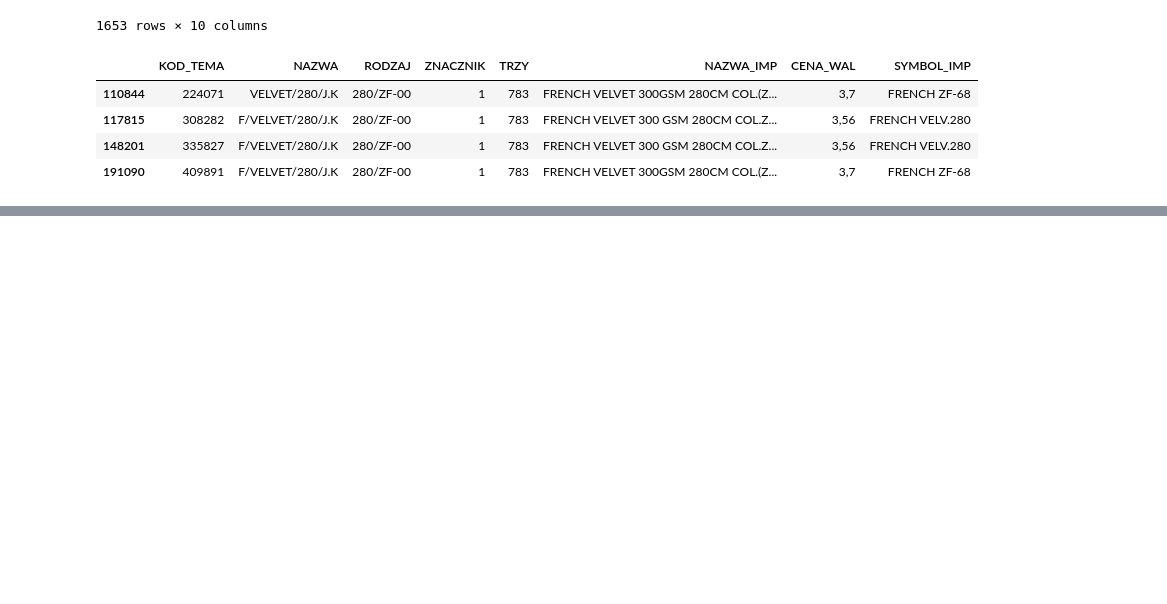
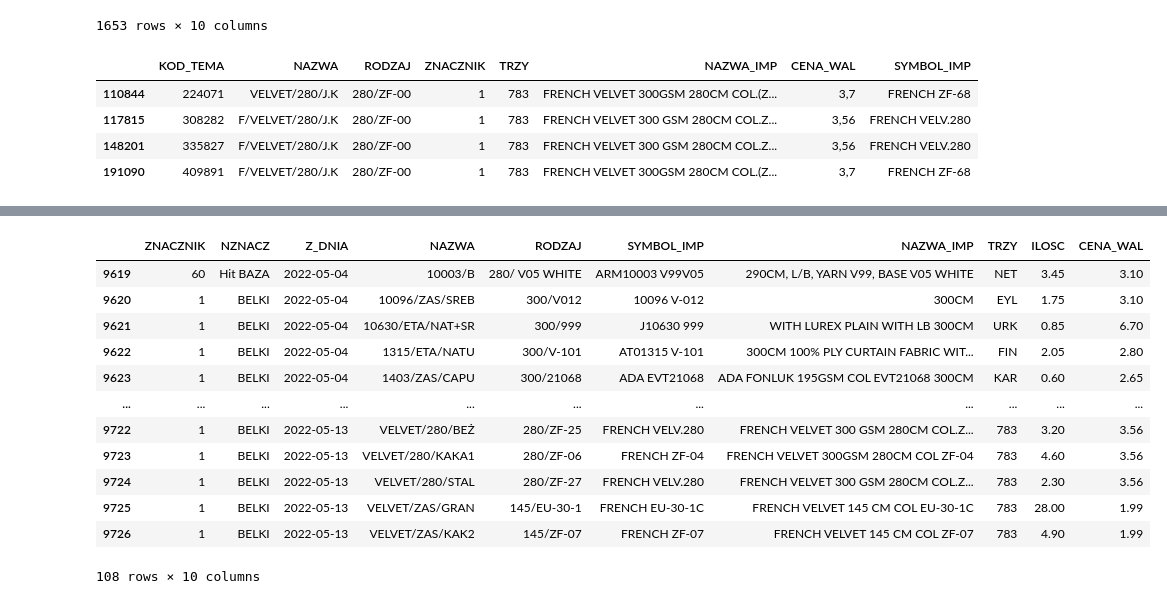
Before and after one commit to plggrzybuch/reklamacje, a Jupyter notebook: raport_felery.ipynb, the cells around one changed output, grey strips where cells are left out. Drawn from its saved outputs; the diff is of its cells as text; code cells hidden in the pictures; blank space fills up the shorter version.

```diff
--- a/raport_felery.ipynb
+++ b/raport_felery.ipynb
@@ -236,4 +228,0 @@ df_slownik_znacznik=df_slownik_znacznik.rename(columns={'NAZWA':'NZNACZ'})
-# %%
-for i in df_slownik.columns:
-    if 'ZNACZ' in i:
-        print(i)
@@ -281,0 +276,6 @@ _
+# %%
+list_of_index_to_add_belki=[]
+for i in tqdm(df_raport_belki1.index):
+    if df_raport_belki2.loc[(df_raport_belki2['Z_DNIA']==df_raport_belki1.loc[i, 'Z_DNIA']) & (df_raport_belki2['NAZWA']==df_raport_belki1.loc[i, 'NAZWA']) & (df_raport_belki2['RODZAJ']==df_raport_belki1.loc[i, 'RODZAJ']) &\
+                           (df_raport_belki2['ILOSC']==df_raport_belki1.loc[i, 'ILOSC'])].empty:
+        list_of_index_to_add_belki=np.append(list_of_index_to_add_belki, i)
@@ -281,0 +337,2 @@ _
+# %%
+df_raport_belki2.append(df_raport_belki1.loc[list_of_index_to_add_belki])['ILOSC'].sum()
@@ -281,0 +343,3 @@ _
+# %%
+tmp2=df_raport_belki2.append(df_raport_belki1.loc[list_of_index_to_add_belki])[['Z_DNIA','NAZWA_IMP','ILOSC']]
+tmp2['aa']='-'
@@ -281,0 +376,16 @@ _
+# %%
+df_raport_belki2.loc[df_raport_belki2['Z_DNIA']>=np.datetime64('2022-05-01')].loc[df_raport_belki2['Z_DNIA']<=np.datetime64('2022-05-15')]
+# %% [output]
+|  | ZNACZNIK | NZNACZ | Z_DNIA | NAZWA | RODZAJ | SYMBOL_IMP | NAZWA_IMP | TRZY | ILOSC | CENA_WAL |
+| 9619 | 60 | Hit BAZA | 2022-05-04 | 10003/B | 280/ V05 WHITE | ARM10003 V99V05 | 290CM, L/B, YARN V99, BASE V05 WHITE | NET | 3.45 | 3.10 |
+| 9620 | 1 | BELKI | 2022-05-04 | 10096/ZAS/SREB | 300/V012 | 10096 V-012 | 300CM | EYL | 1.75 | 3.10 |
+| 9621 | 1 | BELKI | 2022-05-04 | 10630/ETA/NAT+SR | 300/999 | J10630 999 | WITH LUREX PLAIN WITH LB 300CM | URK | 0.85 | 6.70 |
+| 9622 | 1 | BELKI | 2022-05-04 | 1315/ETA/NATU | 300/V-101 | AT01315 V-101 | 300CM 100% PLY CURTAIN FABRIC WIT... | FIN | 2.05 | 2.80 |
+| 9623 | 1 | BELKI | 2022-05-04 | 1403/ZAS/CAPU | 300/21068 | ADA EVT21068 | ADA FONLUK 195GSM COL EVT21068 300CM | KAR | 0.60 | 2.65 |
+| ... | ... | ... | ... | ... | ... | ... | ... | ... | ... | ... |
+| 9722 | 1 | BELKI | 2022-05-13 | VELVET/280/BEŻ | 280/ZF-25 | FRENCH VELV.280 | FRENCH VELVET 300 GSM 280CM COL.Z... | 783 | 3.20 | 3.56 |
+| 9723 | 1 | BELKI | 2022-05-13 | VELVET/280/KAKA1 | 280/ZF-06 | FRENCH ZF-04 | FRENCH VELVET 300GSM 280CM COL ZF-04 | 783 | 4.60 | 3.56 |
+| 9724 | 1 | BELKI | 2022-05-13 | VELVET/280/STAL | 280/ZF-27 | FRENCH VELV.280 | FRENCH VELVET 300 GSM 280CM COL.Z... | 783 | 2.30 | 3.56 |
+| 9725 | 1 | BELKI | 2022-05-13 | VELVET/ZAS/GRAN | 145/EU-30-1 | FRENCH EU-30-1C | FRENCH VELVET 145 CM COL EU-30-1C | 783 | 28.00 | 1.99 |
+| 9726 | 1 | BELKI | 2022-05-13 | VELVET/ZAS/KAK2 | 145/ZF-07 | FRENCH ZF-07 | FRENCH VELVET 145 CM COL ZF-07 | 783 | 4.90 | 1.99 |
+108 rows × 10 columns
```
Also changed, not shown: parts of 44 cells of this notebook.
